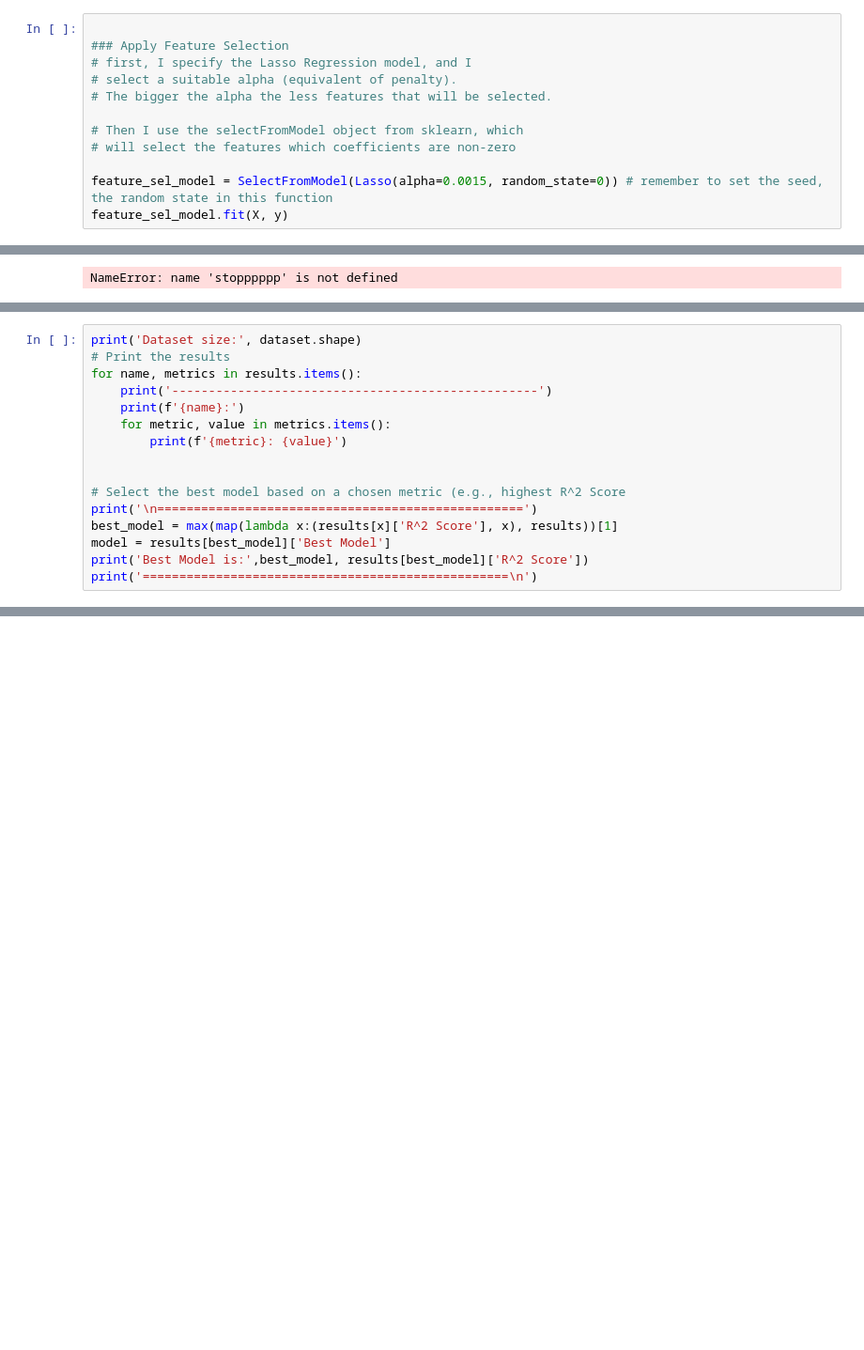
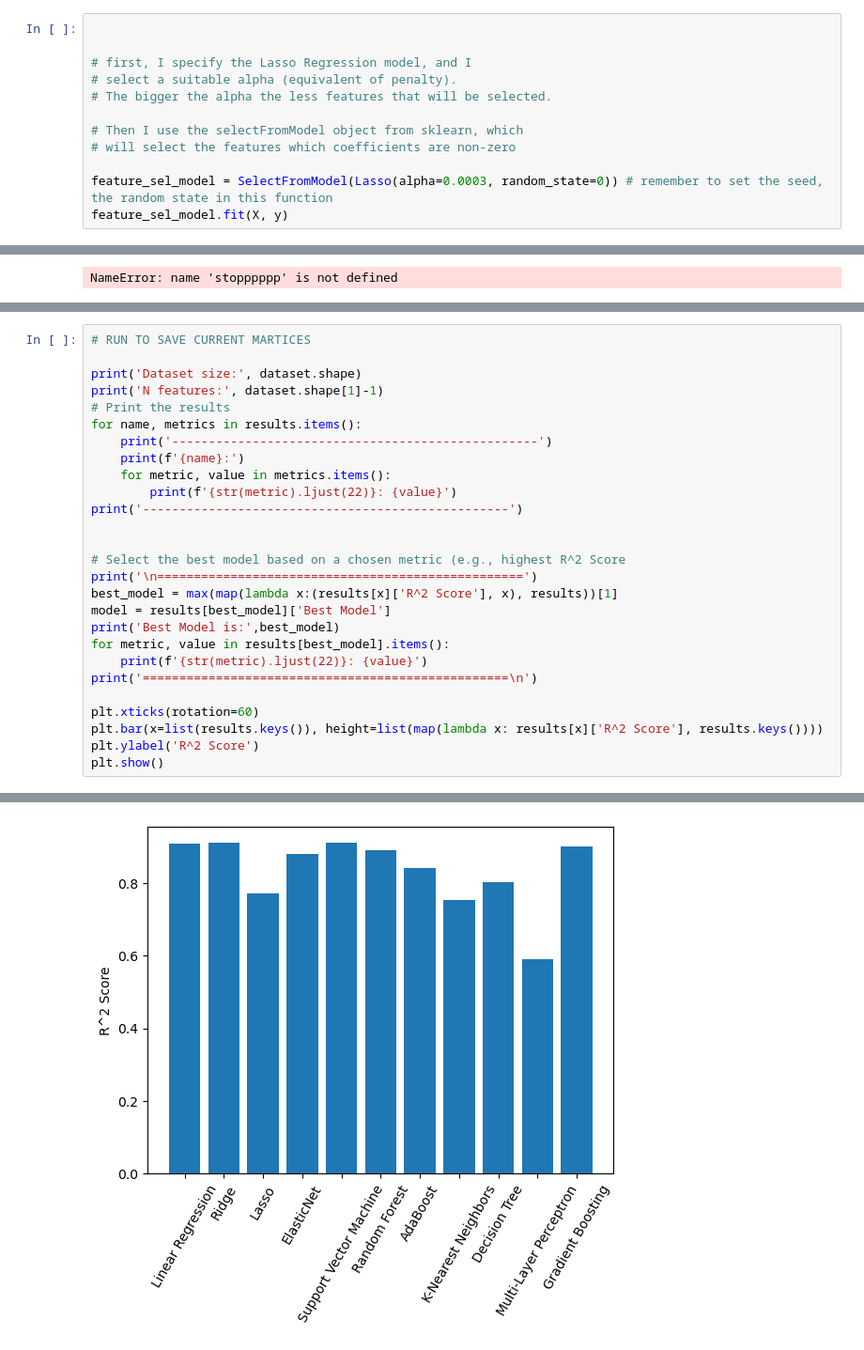
Before and after one commit to jijnasu/EDA, a Jupyter notebook: Advanced-House-Price-Prediction/feature-selection.ipynb, the cells around one changed output, grey strips where cells are left out. Shown: that part at 94% size. Drawn from its saved outputs; the diff is of its cells as text; blank space fills up the shorter version.

Commit message:
feature-selection * model-selection

```diff
--- a/Advanced-House-Price-Prediction/feature-selection.ipynb
+++ b/Advanced-House-Price-Prediction/feature-selection.ipynb
@@ -87,6 +72,6 @@ y = data[target]
 # %%
 
-### Apply Feature Selection
+
 # first, I specify the Lasso Regression model, and I
 # select a suitable alpha (equivalent of penalty).
 # The bigger the alpha the less features that will be selected.
@@ -94,6 +79,6 @@ y = data[target]
 # Then I use the selectFromModel object from sklearn, which
 # will select the features which coefficients are non-zero
 
-feature_sel_model = SelectFromModel(Lasso(alpha=0.0015, random_state=0)) # remember to set the seed, the random state in this function
+feature_sel_model = SelectFromModel(Lasso(alpha=0.0003, random_state=0)) # remember to set the seed, the random state in this function
 feature_sel_model.fit(X, y)
 # %% [output]
@@ -365,17 +336,28 @@ Support Vector Machine {'Mean Squared Error': 0.01662528864317918, 'Mean Absolut
 # %%
+# RUN TO SAVE CURRENT MARTICES
+
 print('Dataset size:', dataset.shape)
+print('N features:', dataset.shape[1]-1)
 # Print the results
 for name, metrics in results.items():
     print('--------------------------------------------------')
     print(f'{name}:')
     for metric, value in metrics.items():
-        print(f'{metric}: {value}')
+        print(f'{str(metric).ljust(22)}: {value}')
+print('--------------------------------------------------')
 
 
 # Select the best model based on a chosen metric (e.g., highest R^2 Score
 print('\n==================================================')
 best_model = max(map(lambda x:(results[x]['R^2 Score'], x), results))[1]
 model = results[best_model]['Best Model']
-print('Best Model is:',best_model, results[best_model]['R^2 Score'])
+print('Best Model is:',best_model)
+for metric, value in results[best_model].items():
+    print(f'{str(metric).ljust(22)}: {value}')
 print('==================================================\n')
+
+plt.xticks(rotation=60)
+plt.bar(x=list(results.keys()), height=list(map(lambda x: results[x]['R^2 Score'], results.keys())))
+plt.ylabel('R^2 Score')
+plt.show()
 # %% [output]
@@ -398,0 +381 @@ Best Model is: Gradient Boosting 0.9198712851674029
+[figure, added]
```
Also changed, not shown: parts of 41 cells of this notebook, 10 other files.
